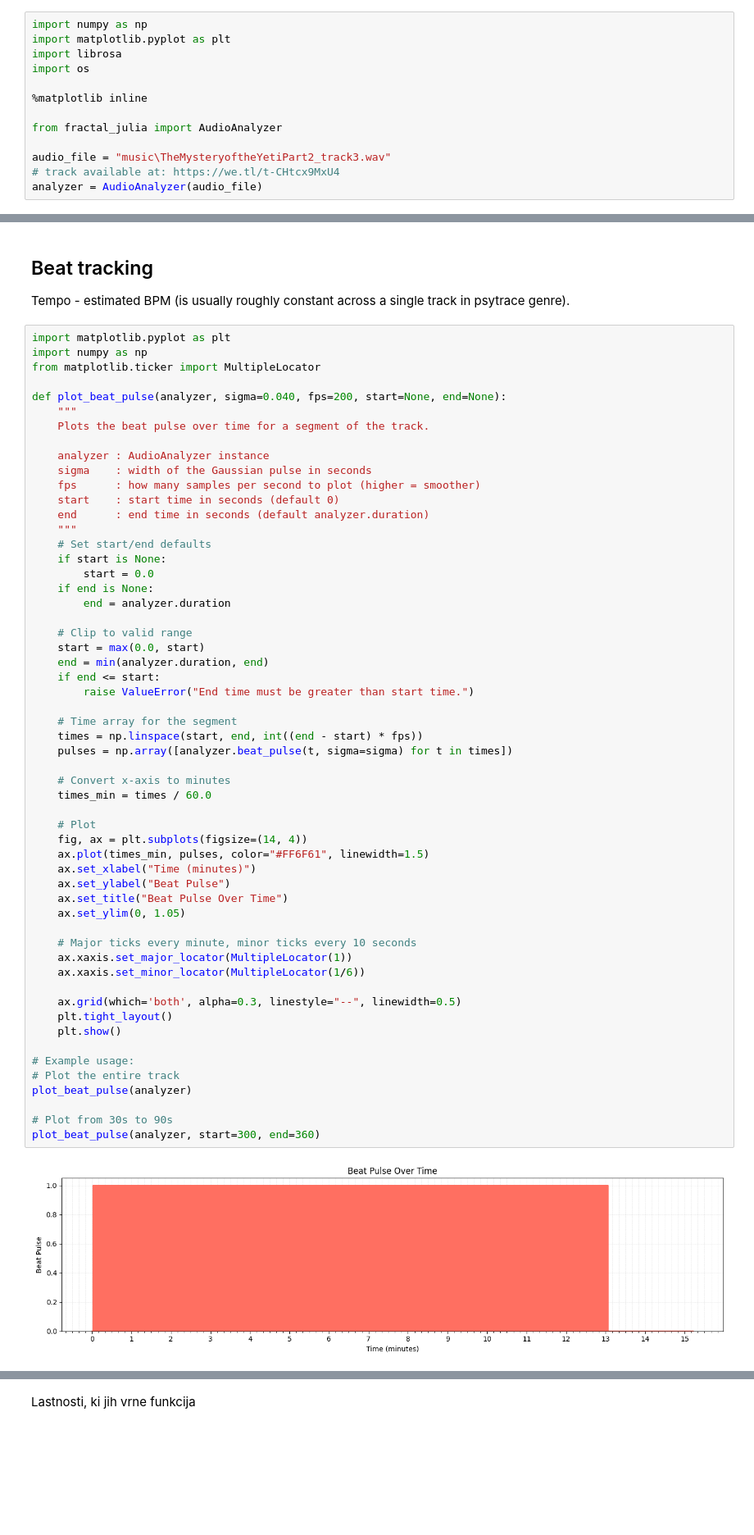
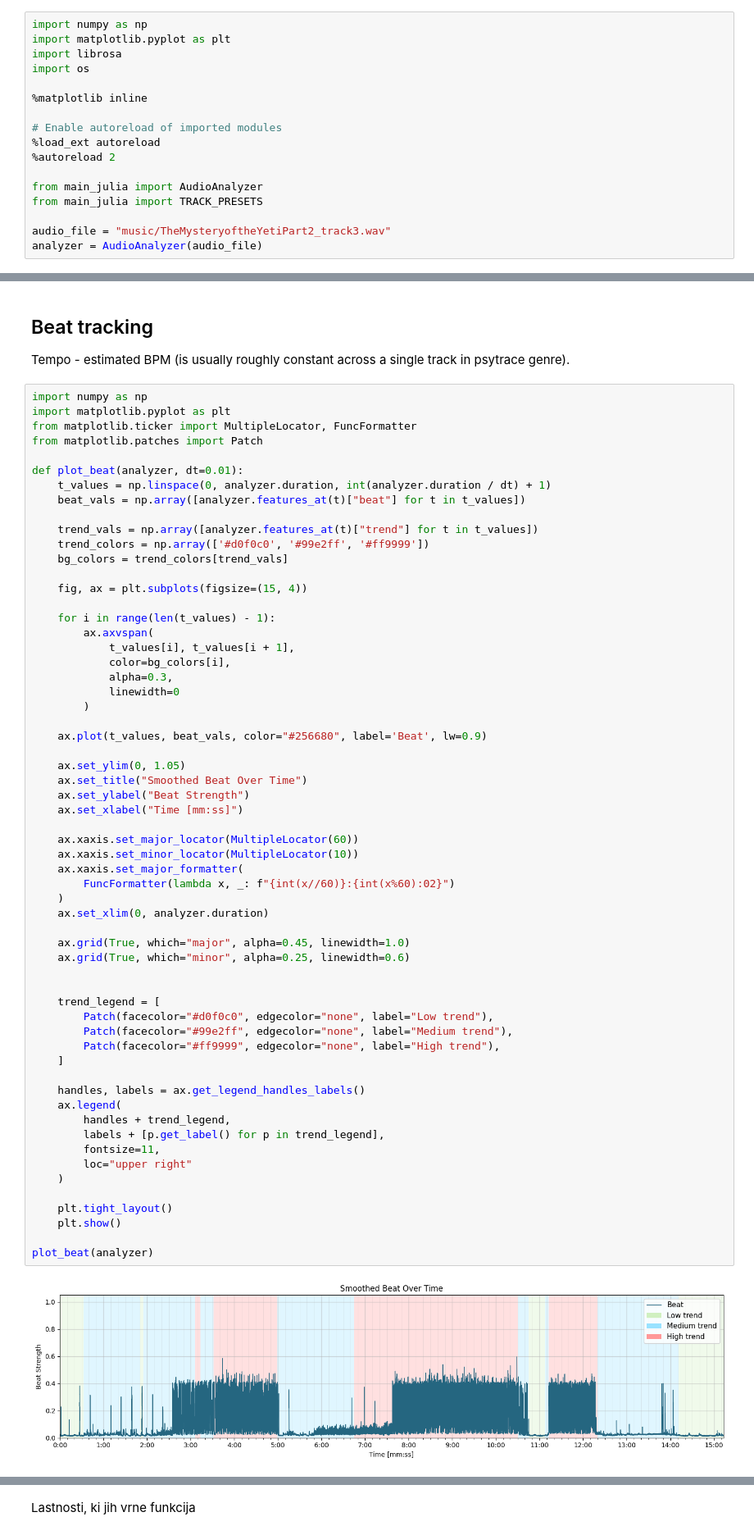
Before and after one commit to MilkaGruber/Sinestezija-fraktalov-in-elektronske-glasbe, a Jupyter notebook: music_analysis.ipynb, the cells around one changed output, grey strips where cells are left out. Shown at 82% size. Cells and saved outputs as stored; diff of their text form; blank space fills up the shorter version.

```diff
--- a/music_analysis.ipynb
+++ b/music_analysis.ipynb
@@ -8,8 +12,12 @@ import os
 
 %matplotlib inline
 
-from fractal_julia import AudioAnalyzer
+# Enable autoreload of imported modules
+%load_ext autoreload
+%autoreload 2
 
-audio_file = "music\TheMysteryoftheYetiPart2_track3.wav"
-# track available at: https://we.tl/t-CHtcx9MxU4
+from main_julia import AudioAnalyzer
+from main_julia import TRACK_PRESETS
+
+audio_file = "music/TheMysteryoftheYetiPart2_track3.wav"
 analyzer = AudioAnalyzer(audio_file)
@@ -504,60 +359,64 @@ Segment 21: 840.7s - 913.0s, Avg: 0.027, Type: 0
 
 Tempo - estimated BPM (is usually roughly constant across a single track in psytrace genre).
 # %%
+import numpy as np
 import matplotlib.pyplot as plt
-import numpy as np
-from matplotlib.ticker import MultipleLocator
+from matplotlib.ticker import MultipleLocator, FuncFormatter
+from matplotlib.patches import Patch
 
-def plot_beat_pulse(analyzer, sigma=0.040, fps=200, start=None, end=None):
-    """
-    Plots the beat pulse over time for a segment of the track.
+def plot_beat(analyzer, dt=0.01):
+    t_values = np.linspace(0, analyzer.duration, int(analyzer.duration / dt) + 1)
+    beat_vals = np.array([analyzer.features_at(t)["beat"] for t in t_values])
 
-    analyzer : AudioAnalyzer instance
-    sigma    : width of the Gaussian pulse in seconds
-    fps      : how many samples per second to plot (higher = smoother)
-    start    : start time in seconds (default 0)
-    end      : end time in seconds (default analyzer.duration)
-    """
-    # Set start/end defaults
-    if start is None:
-        start = 0.0
-    if end is None:
-        end = analyzer.duration
+    trend_vals = np.array([analyzer.features_at(t)["trend"] for t in t_values])
+    trend_colors = np.array(['#d0f0c0', '#99e2ff', '#ff9999'])
+    bg_colors = trend_colors[trend_vals]
 
-    # Clip to valid range
-    start = max(0.0, start)
-    end = min(analyzer.duration, end)
-    if end <= start:
-        raise ValueError("End time must be greater than start time.")
+    fig, ax = plt.subplots(figsize=(15, 4))
 
-    # Time array for the segment
-    times = np.linspace(start, end, int((end - start) * fps))
-    pulses = np.array([analyzer.beat_pulse(t, sigma=sigma) for t in times])
+    for i in range(len(t_values) - 1):
+        ax.axvspan(
+            t_values[i], t_values[i + 1],
+            color=bg_colors[i],
+            alpha=0.3,
+            linewidth=0
+        )
 
-    # Convert x-axis to minutes
-    times_min = times / 60.0
+    ax.plot(t_values, beat_vals, color="#256680", label='Beat', lw=0.9)
 
-    # Plot
-    fig, ax = plt.subplots(figsize=(14, 4))
-    ax.plot(times_min, pulses, color="#FF6F61", linewidth=1.5)
-    ax.set_xlabel("Time (minutes)")
-    ax.set_ylabel("Beat Pulse")
-    ax.set_title("Beat Pulse Over Time")
     ax.set_ylim(0, 1.05)
+    ax.set_title("Smoothed Beat Over Time")
+    ax.set_ylabel("Beat Strength")
+    ax.set_xlabel("Time [mm:ss]")
 
-    # Major ticks every minute, minor ticks every 10 seconds
-    ax.xaxis.set_major_locator(MultipleLocator(1))
-    ax.xaxis.set_minor_locator(MultipleLocator(1/6))
+    ax.xaxis.set_major_locator(MultipleLocator(60))
+    ax.xaxis.set_minor_locator(MultipleLocator(10))
+    ax.xaxis.set_major_formatter(
+        FuncFormatter(lambda x, _: f"{int(x//60)}:{int(x%60):02}")
+    )
+    ax.set_xlim(0, analyzer.duration)
 
-    ax.grid(which='both', alpha=0.3, linestyle="--", linewidth=0.5)
+    ax.grid(True, which="major", alpha=0.45, linewidth=1.0)
+    ax.grid(True, which="minor", alpha=0.25, linewidth=0.6)
+
+
+    trend_legend = [
+        Patch(facecolor="#d0f0c0", edgecolor="none", label="Low trend"),
+        Patch(facecolor="#99e2ff", edgecolor="none", label="Medium trend"),
+        Patch(facecolor="#ff9999", edgecolor="none", label="High trend"),
+    ]
+
+    handles, labels = ax.get_legend_handles_labels()
+    ax.legend(
+        handles + trend_legend,
+        labels + [p.get_label() for p in trend_legend],
+        fontsize=11,
+        loc="upper right"
+    )
+
     plt.tight_layout()
     plt.show()
 
-# Example usage:
-# Plot the entire track
-plot_beat_pulse(analyzer)
-
-# Plot from 30s to 90s
-plot_beat_pulse(analyzer, start=300, end=360)
+plot_beat(analyzer)
 # %% [output]
-[figure, old version]
+[figure, new version]
```
Also changed, not shown: parts of 17 cells of this notebook.
